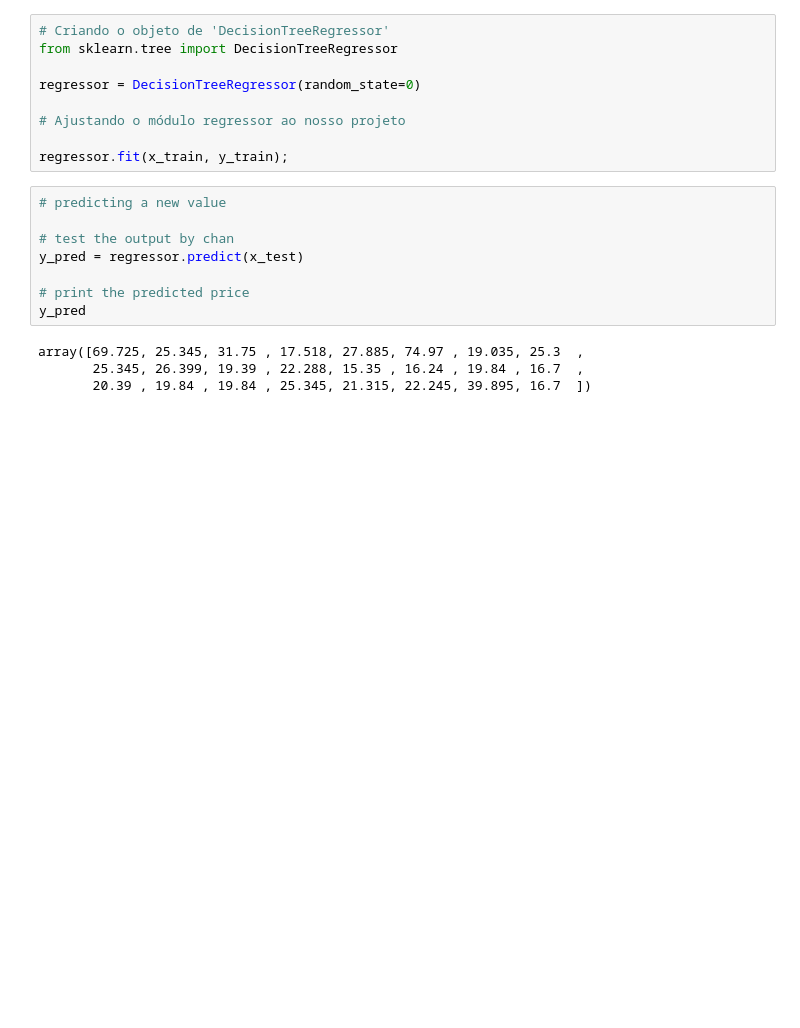
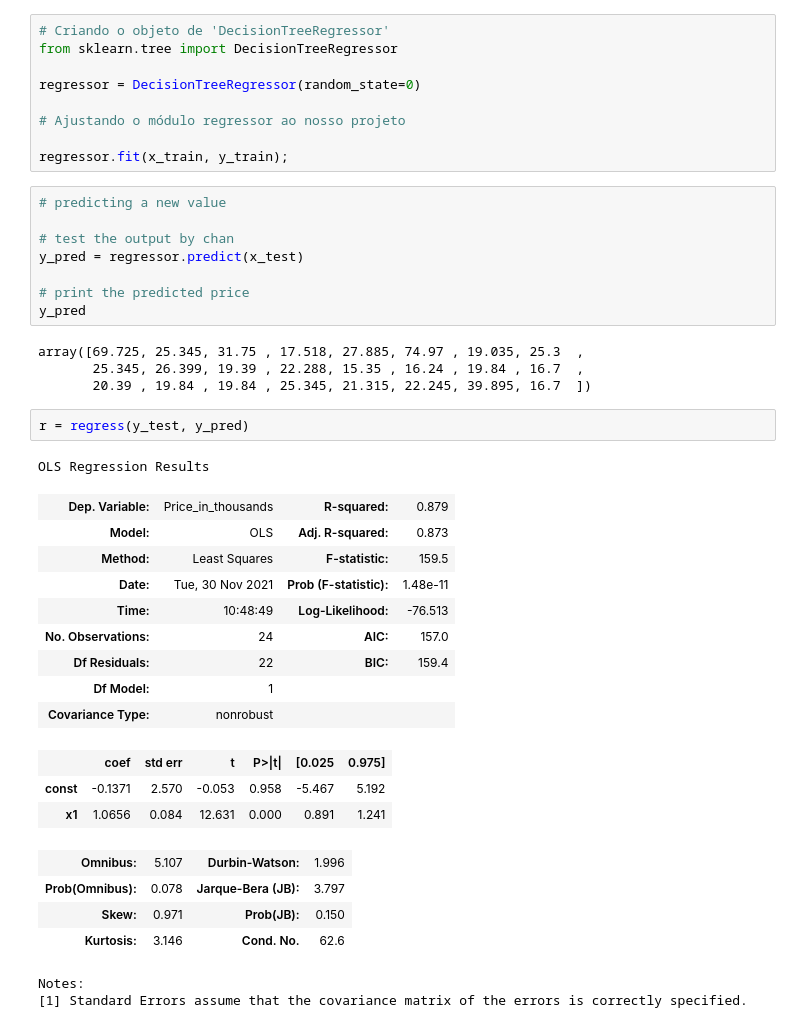
Before and after one commit to Diegobdm/PROJETO_2-CDados_2021.2, a Jupyter notebook: Modelagem.ipynb, the cells around one changed output. Cells and saved outputs as stored; diff of their text form; blank space fills up the shorter version.

```diff
--- a/Modelagem.ipynb
+++ b/Modelagem.ipynb
@@ -668,3 +668,25 @@ y_pred
 array([69.725, 25.345, 31.75 , 17.518, 27.885, 74.97 , 19.035, 25.3  ,
        25.345, 26.399, 19.39 , 22.288, 15.35 , 16.24 , 19.84 , 16.7  ,
        20.39 , 19.84 , 19.84 , 25.345, 21.315, 22.245, 39.895, 16.7  ])
+# %%
+r = regress(y_test, y_pred)
+# %% [output]
+OLS Regression Results
+| Dep. Variable: | Price_in_thousands | R-squared: | 0.879 |
+| Model: | OLS | Adj. R-squared: | 0.873 |
+| Method: | Least Squares | F-statistic: | 159.5 |
+| Date: | Tue, 30 Nov 2021 | Prob (F-statistic): | 1.48e-11 |
+| Time: | 10:48:49 | Log-Likelihood: | -76.513 |
+| No. Observations: | 24 | AIC: | 157.0 |
+| Df Residuals: | 22 | BIC: | 159.4 |
+| Df Model: | 1 |  |  |
+| Covariance Type: | nonrobust |  |  |
+|  | coef | std err | t | P>|t| | [0.025 | 0.975] |
+| const | -0.1371 | 2.570 | -0.053 | 0.958 | -5.467 | 5.192 |
+| x1 | 1.0656 | 0.084 | 12.631 | 0.000 | 0.891 | 1.241 |
+| Omnibus: | 5.107 | Durbin-Watson: | 1.996 |
+| Prob(Omnibus): | 0.078 | Jarque-Bera (JB): | 3.797 |
+| Skew: | 0.971 | Prob(JB): | 0.150 |
+| Kurtosis: | 3.146 | Cond. No. | 62.6 |
+Notes:
+[1] Standard Errors assume that the covariance matrix of the errors is correctly specified.
```
